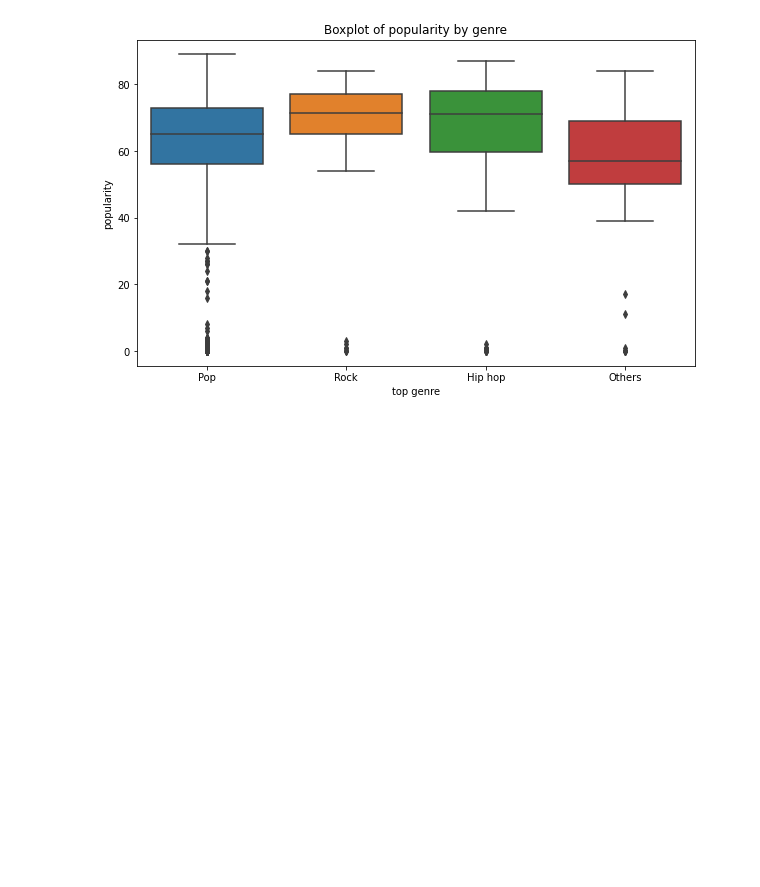
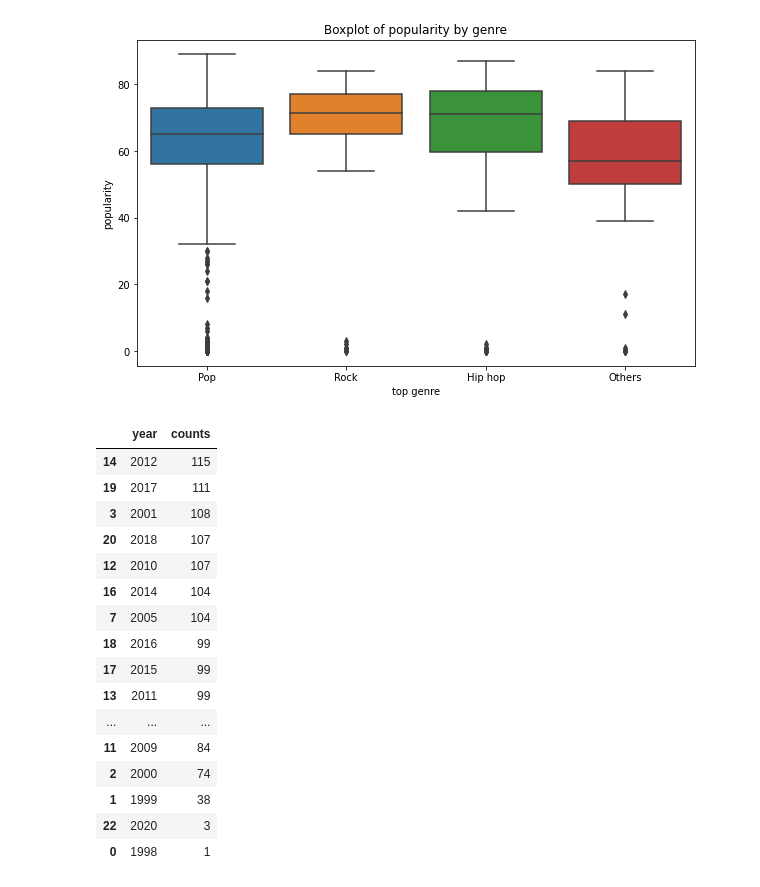
Before and after one commit to FZambujal/DAUCD, a Jupyter notebook: Popular Songs.ipynb, the cells around one changed output. Cells and saved outputs as stored; diff of their text form; code cells hidden in the pictures; blank space fills up the shorter version.

```diff
--- a/Popular Songs.ipynb
+++ b/Popular Songs.ipynb
@@ -172,3 +174,24 @@ plt.title('Boxplot of popularity by genre')
 plt.show()
 # %% [output]
 [figure]
+# %%
+#most popular genre by year
+hits.groupby(['year']).size().reset_index(name='counts').sort_values('counts', ascending=False)
+# %% [output]
+|  | year | counts |
+| 14 | 2012 | 115 |
+| 19 | 2017 | 111 |
+| 3 | 2001 | 108 |
+| 20 | 2018 | 107 |
+| 12 | 2010 | 107 |
+| 16 | 2014 | 104 |
+| 7 | 2005 | 104 |
+| 18 | 2016 | 99 |
+| 17 | 2015 | 99 |
+| 13 | 2011 | 99 |
+| ... | ... | ... |
+| 11 | 2009 | 84 |
+| 2 | 2000 | 74 |
+| 1 | 1999 | 38 |
+| 22 | 2020 | 3 |
+| 0 | 1998 | 1 |
```
Also changed, not shown: parts of 1 cell of this notebook, 4 other files.
